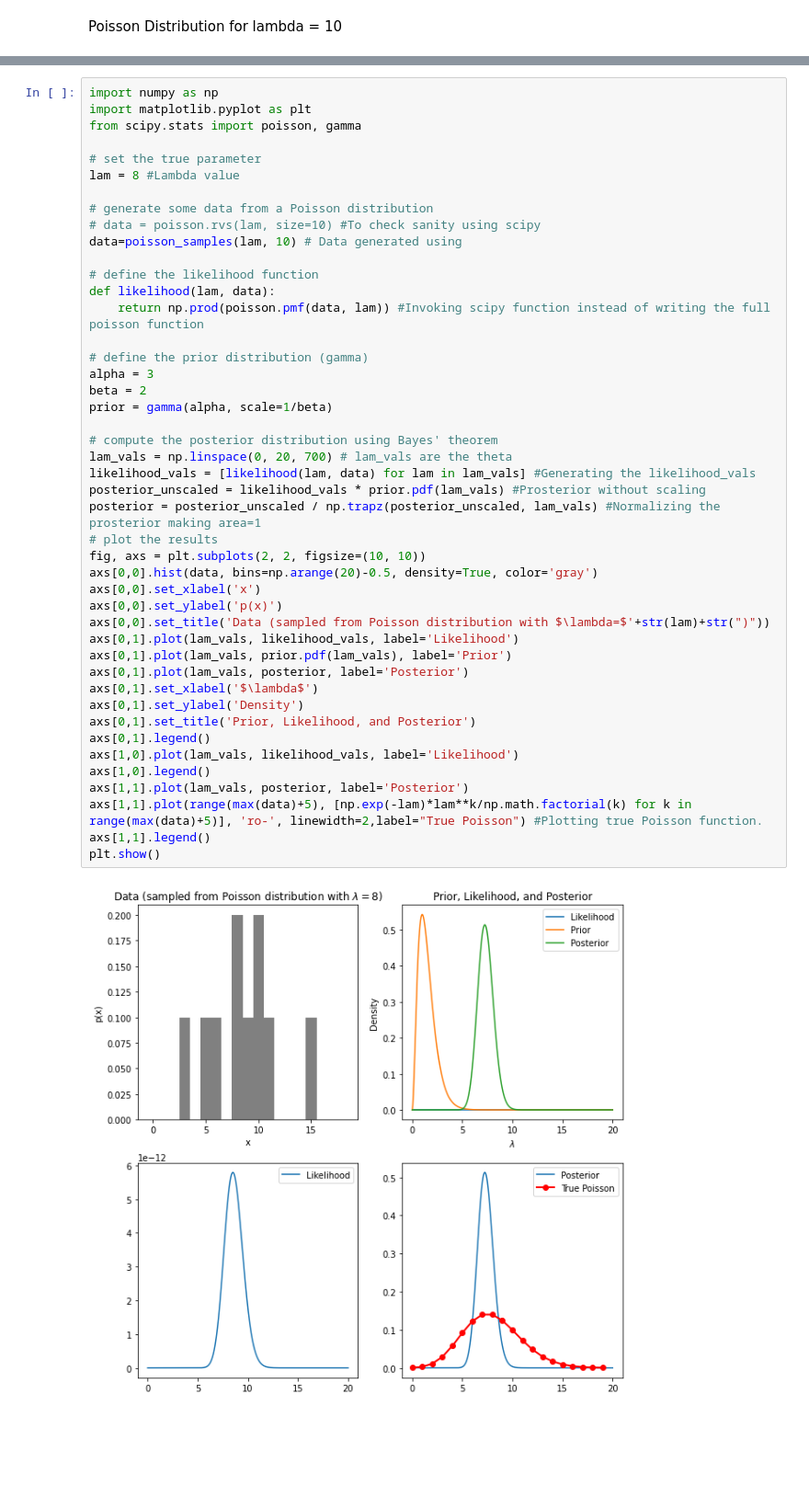
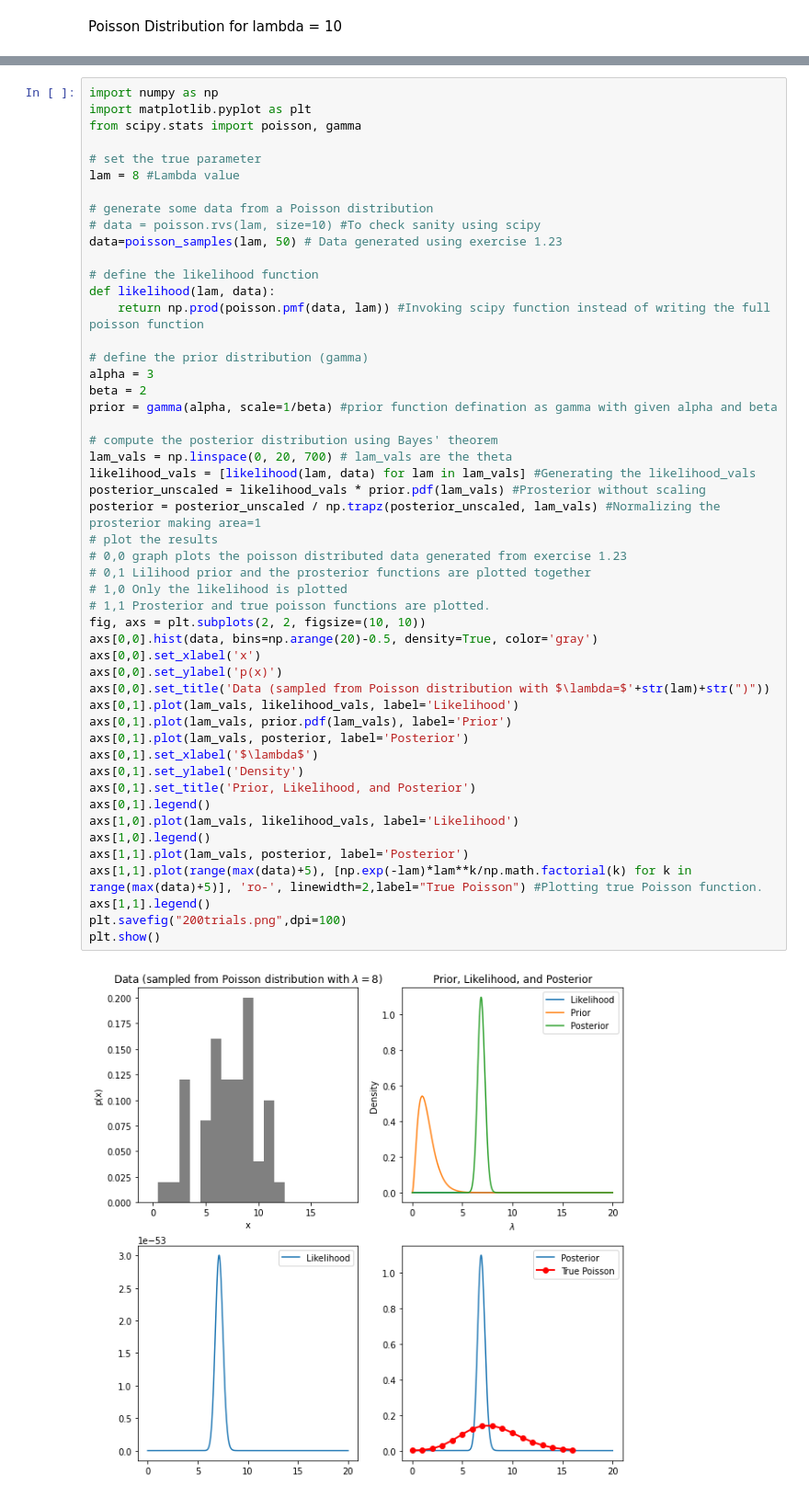
Before and after one commit to Subhajit-Roy-Partho/presse-homework, a Jupyter notebook: a5/Poisson2.ipynb, the cells around one changed output, grey strips where cells are left out. Shown at 92% size. Drawn from its saved outputs; the diff is of its cells as text; blank space fills up the shorter version.

```diff
--- a/a5/Poisson2.ipynb
+++ b/a5/Poisson2.ipynb
@@ -71,7 +73,7 @@ lam = 8 #Lambda value
 
 # generate some data from a Poisson distribution
 # data = poisson.rvs(lam, size=10) #To check sanity using scipy
-data=poisson_samples(lam, 10) # Data generated using
+data=poisson_samples(lam, 50) # Data generated using exercise 1.23
 
 # define the likelihood function
 def likelihood(lam, data):
@@ -79,32 +81,37 @@ def likelihood(lam, data):
 
 # define the prior distribution (gamma)
 alpha = 3
 beta = 2
-prior = gamma(alpha, scale=1/beta)
+prior = gamma(alpha, scale=1/beta) #prior function defination as gamma with given alpha and beta
 
 # compute the posterior distribution using Bayes' theorem
 lam_vals = np.linspace(0, 20, 700) # lam_vals are the theta
 likelihood_vals = [likelihood(lam, data) for lam in lam_vals] #Generating the likelihood_vals
 posterior_unscaled = likelihood_vals * prior.pdf(lam_vals) #Prosterior without scaling
 posterior = posterior_unscaled / np.trapz(posterior_unscaled, lam_vals) #Normalizing the prosterior making area=1
 # plot the results
+# 0,0 graph plots the poisson distributed data generated from exercise 1.23
+# 0,1 Lilihood prior and the prosterior functions are plotted together
+# 1,0 Only the likelihood is plotted
+# 1,1 Prosterior and true poisson functions are plotted.
 fig, axs = plt.subplots(2, 2, figsize=(10, 10))
 axs[0,0].hist(data, bins=np.arange(20)-0.5, density=True, color='gray')
 axs[0,0].set_xlabel('x')
 axs[0,0].set_ylabel('p(x)')
 axs[0,0].set_title('Data (sampled from Poisson distribution with $\lambda=$'+str(lam)+str(")"))
 axs[0,1].plot(lam_vals, likelihood_vals, label='Likelihood')
 axs[0,1].plot(lam_vals, prior.pdf(lam_vals), label='Prior')
 axs[0,1].plot(lam_vals, posterior, label='Posterior')
 axs[0,1].set_xlabel('$\lambda$')
 axs[0,1].set_ylabel('Density')
 axs[0,1].set_title('Prior, Likelihood, and Posterior')
 axs[0,1].legend()
 axs[1,0].plot(lam_vals, likelihood_vals, label='Likelihood')
 axs[1,0].legend()
 axs[1,1].plot(lam_vals, posterior, label='Posterior')
 axs[1,1].plot(range(max(data)+5), [np.exp(-lam)*lam**k/np.math.factorial(k) for k in range(max(data)+5)], 'ro-', linewidth=2,label="True Poisson") #Plotting true Poisson function.
 axs[1,1].legend()
+plt.savefig("200trials.png",dpi=100)
 plt.show()
 # %% [output]
-[figure, old version]
+[figure, new version]
```
Also changed, not shown: parts of 7 cells of this notebook, 6 other files.
